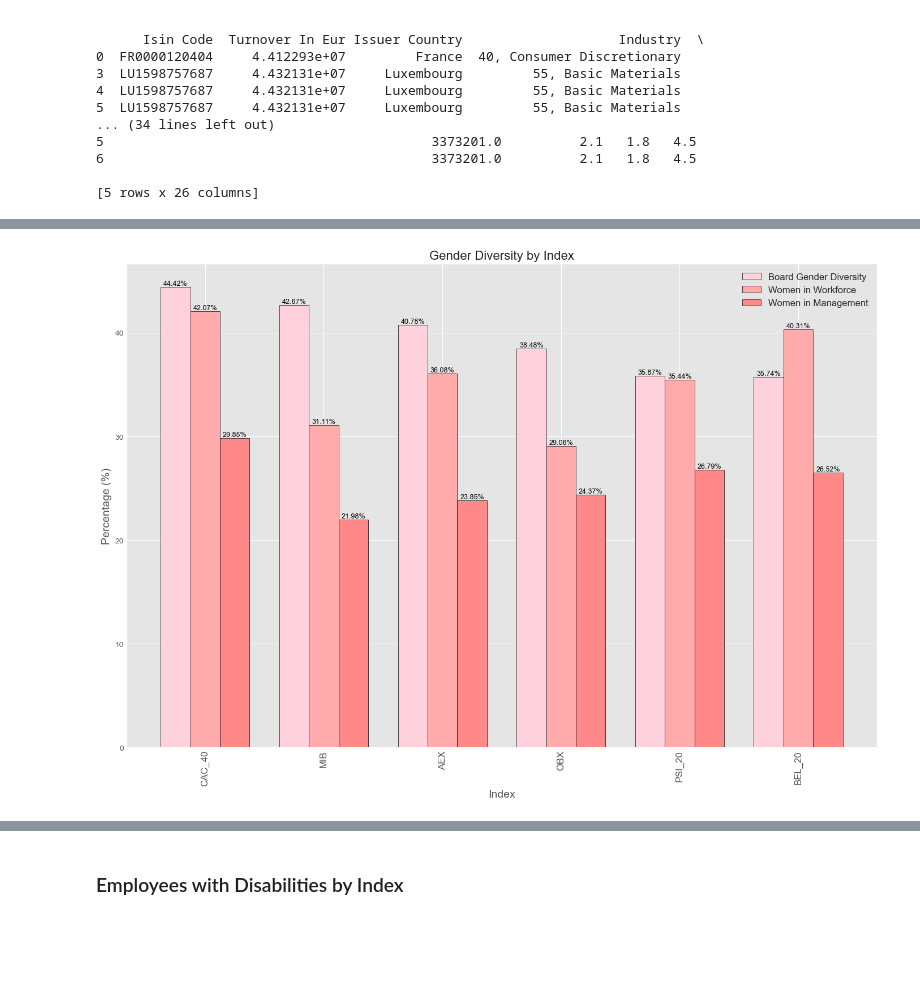
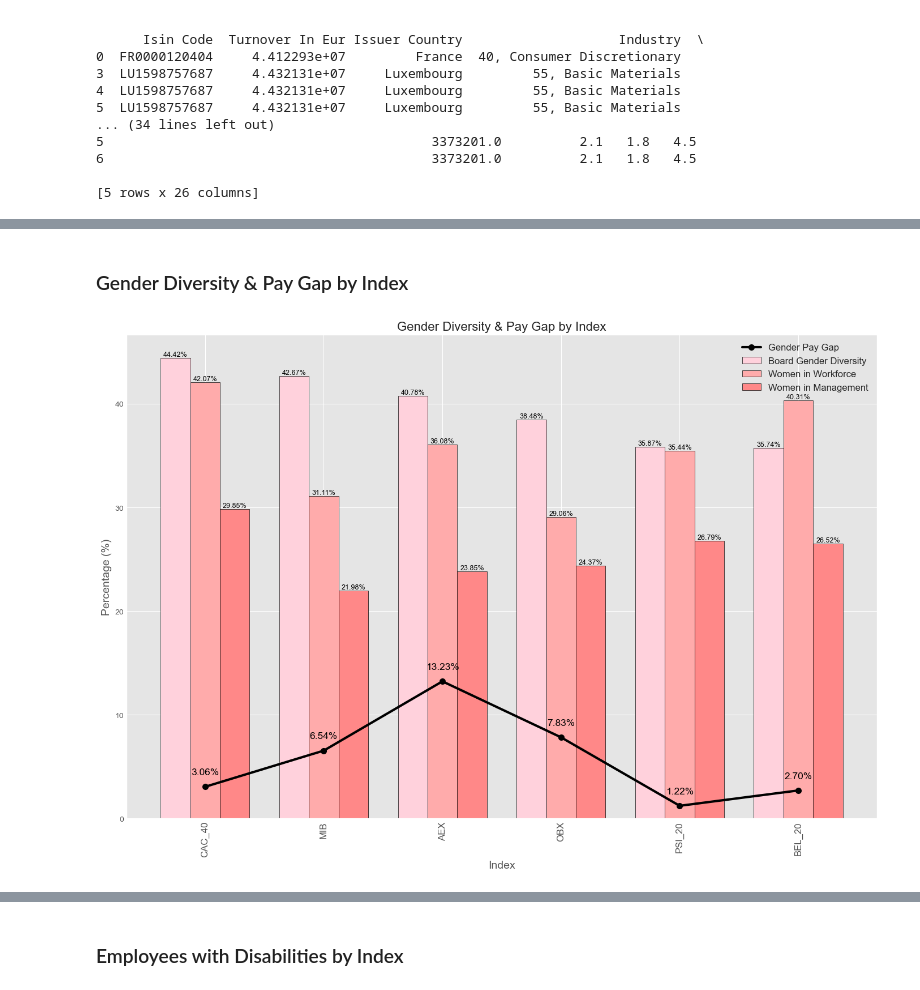
Before and after one commit to rodrigonalo/hslu-cip, a Jupyter notebook: scripts/Group_8_Delivery.ipynb, the cells around one changed output, grey strips where cells are left out. Saved outputs shown, nothing was run; the diff lists cells and outputs as text; code cells hidden in the pictures; blank space fills up the shorter version.

```diff
--- a/scripts/Group_8_Delivery.ipynb
+++ b/scripts/Group_8_Delivery.ipynb
@@ -197,43 +239,52 @@ plt.show()
+# %% [markdown]
+### Gender Diversity & Pay Gap by Index
 # %%
+# Group data by 'Index', calculate the mean, and exclude 'ISEQ'
 avg_gender_data = df_final[df_final['Index'] != 'ISEQ'].groupby('Index').agg({
     'Board Gender Diversity (Female Board Members / Total Board Members) In %': 'mean',
     'Share Of Women In Total Workforce In %': 'mean',
-    'Share Of Women In Management Bodies In %': 'mean'
+    'Share Of Women In Management Bodies In %': 'mean',
+    'Gender Pay Gap In %': 'mean'  # Adding the new column to aggregate
 }).reset_index()
 
-# Sort the data within each 'Index' group by the size of the values
+# Transform the data into percentages
 avg_gender_data['Board Gender Diversity %'] = avg_gender_data['Board Gender Diversity (Female Board Members / Total Board Members) In %'] * 100
 avg_gender_data['Women in Workforce %'] = avg_gender_data['Share Of Women In Total Workforce In %'] * 100
 avg_gender_data['Women in Management %'] = avg_gender_data['Share Of Women In Management Bodies In %'] * 100
+avg_gender_data['Gender Pay Gap %'] = avg_gender_data['Gender Pay Gap In %']  * 100
 
 # Sort the bars within each index group
-avg_gender_data.sort_values(by=['Board Gender Diversity %', 'Women in Workforce %', 'Women in Management %'],
+avg_gender_data.sort_values(by=['Board Gender Diversity %', 'Women in Workforce %', 'Women in Management %', 'Gender Pay Gap %'],
                             ascending=False, inplace=True)
 
-
-indices = np.arange(len(avg_gender_data['Index']))
+indexes = np.arange(len(avg_gender_data['Index']))
 
 # Plot
 plt.figure(figsize=(14, 10))
 plt.style.use('ggplot')
-plt.bar(indices - 0.25, avg_gender_data['Board Gender Diversity %'],
+plt.bar(indexes - 0.25, avg_gender_data['Board Gender Diversity %'],
         0.25, label='Board Gender Diversity', color='#FFD1DC', edgecolor='black')
-plt.bar(indices, avg_gender_data['Women in Workforce %'],
+plt.bar(indexes, avg_gender_data['Women in Workforce %'],
         0.25, label='Women in Workforce', color='#FFABAB', edgecolor='black')
-plt.bar(indices + 0.25, avg_gender_data['Women in Management %'],
+plt.bar(indexes + 0.25, avg_gender_data['Women in Management %'],
         0.25, label='Women in Management', color='#FF8888', edgecolor='black')
+plt.plot(indexes, avg_gender_data['Gender Pay Gap %'], color='black', marker='o', linestyle='-', linewidth=3, markersize=7, label='Gender Pay Gap')
 plt.xlabel('Index', fontsize=14)
 plt.ylabel('Percentage (%)', fontsize=14)
-plt.title('Gender Diversity by Index', fontsize=16)
-plt.xticks(indices, avg_gender_data['Index'], rotation=90, fontsize=12)
+plt.title('Gender Diversity & Pay Gap by Index', fontsize=16)
+plt.xticks(indexes, avg_gender_data['Index'], rotation=90, fontsize=12)
 plt.legend(fontsize=12)
 plt.tight_layout()
 
 # Data labels
 for i, rect in enumerate(plt.gca().patches):
     plt.gca().text(rect.get_x() + rect.get_width() / 2, rect.get_height(),
                    f'{rect.get_height():.2f}%', ha='center', va='bottom', fontsize=9, color='black')
 
+# Data labels for line plot
+for i, value in enumerate(avg_gender_data['Gender Pay Gap %']):
+    plt.text(indexes[i], value + 1, f'{value:.2f}%', ha='center', va='bottom', fontsize=12.5, color='black')
+
 plt.show()
 # %% [output]
-[figure, old version]
+[figure, new version]
```
Also changed, not shown: parts of 12 cells of this notebook.
